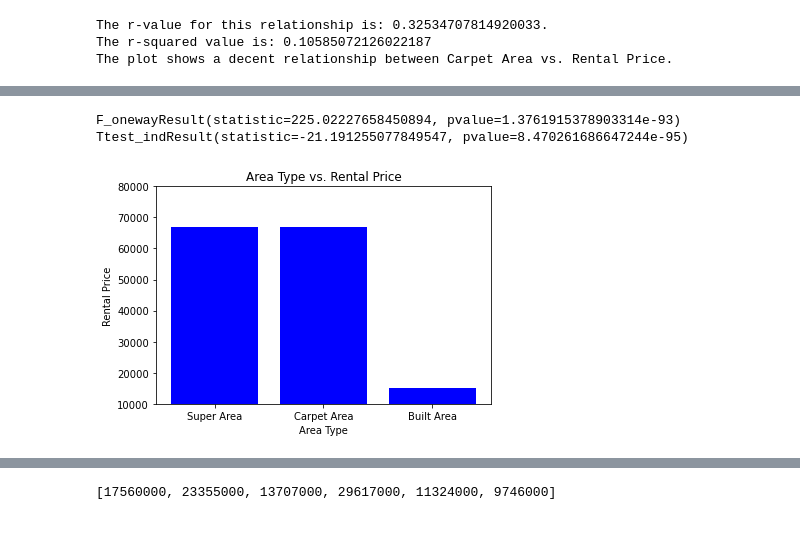
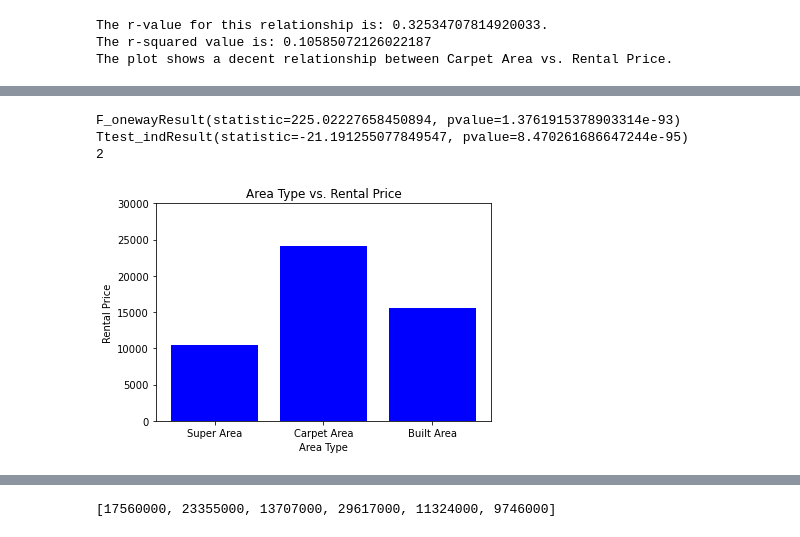
Before and after one commit to FrankMS3/Project-one, a Jupyter notebook: house_rental - Analysis.ipynb, the cells around one changed output, grey strips where cells are left out. Saved outputs shown, nothing was run; the diff lists cells and outputs as text; code cells hidden in the pictures.

```diff
--- a/house_rental - Analysis.ipynb
+++ b/house_rental - Analysis.ipynb
@@ -104,35 +89,35 @@ Name: Size (ft2), Length: 1841, dtype: int64
 # %%
-# How much does city/location affect the price?
-
+# How much does "area type" affect the price?
 
 # Set x and y values:
-x_values = rental_clean_df["Area Type"]
-y_values = rental_clean_df["Rental Price"]
+x_values = ["Super Area", "Carpet Area", "Built Area"]
+y_values = rental_clean_df.groupby("Area Type")["Rental Price"].mean()
 
+# Plot Area Type against Rental Price as a bar chart:
+plt.bar(x_values, y_values, color="blue")
+plt.ylim(0,30000)
 
-# Plot both the "Latitdue vs. Max Temperature" and the line equation values in one plot:
-plt.bar(x_values, y_values, color="blue")
-
-plt.ylim(10000,80000)
-
+# Create groups for statistical analyses:
 group0 = rental_clean_df[rental_clean_df["Area Type"] == "Super Area"]["Rental Price"]
 group1 = rental_clean_df[rental_clean_df["Area Type"] == "Carpet Area"]["Rental Price"]
 group2 = rental_clean_df[rental_clean_df["Area Type"] == "Built Area"]["Rental Price"]
-
+# Perform one-way ANOVA:
 print(stats.f_oneway(group0, group1, group2))
+# Performing a T-test to check for significance when Built Area is excluded (due to low sample size):
 print(stats.ttest_ind(group0, group1))
 
-# Set the title, xlabel and ylabels as shown below:
+# Set the title, xlabel, ylabel, and export the figure:
 plt.title("Area Type vs. Rental Price")
 plt.xlabel("Area Type")
 plt.ylabel("Rental Price")
 plt.savefig("Plots/Area Type vs. Rental Price.png")
 
 plt.show()
 # %% [output]
 F_onewayResult(statistic=225.02227658450894, pvalue=1.3761915378903314e-93)
 Ttest_indResult(statistic=-21.191255077849547, pvalue=8.470261686647244e-95)
+2
-[figure, old version]
+[figure, new version]
 # %%
 # How much does city/location affect the price?
 
```
Also changed, not shown: parts of 11 cells of this notebook, 6 other files.
